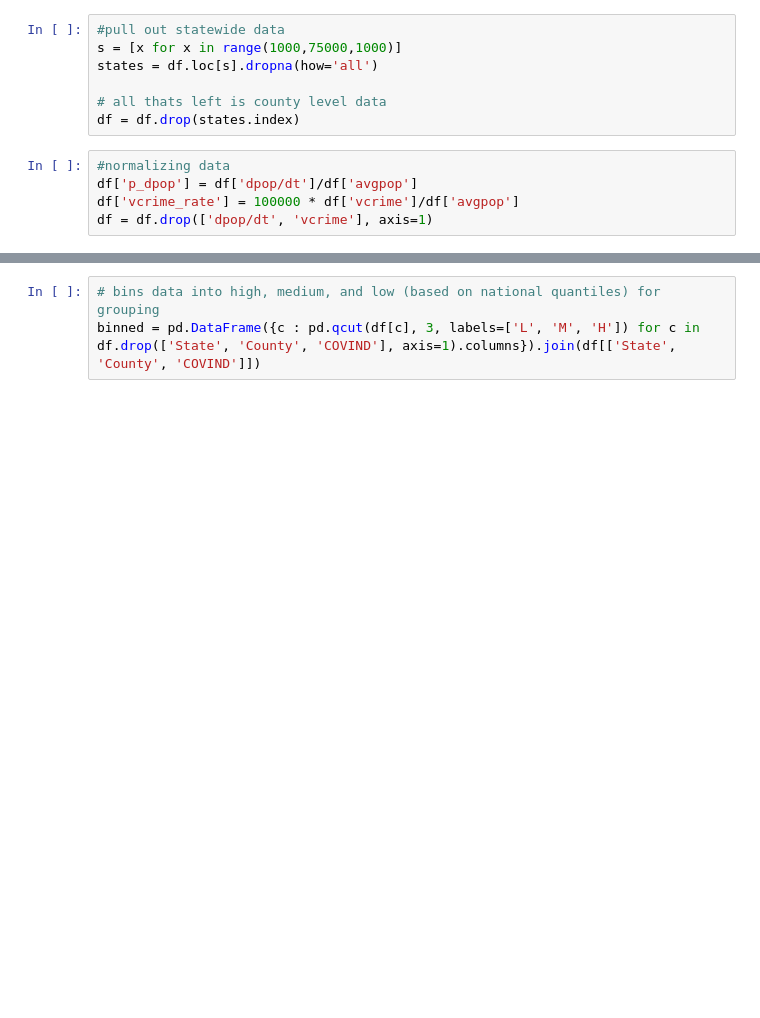
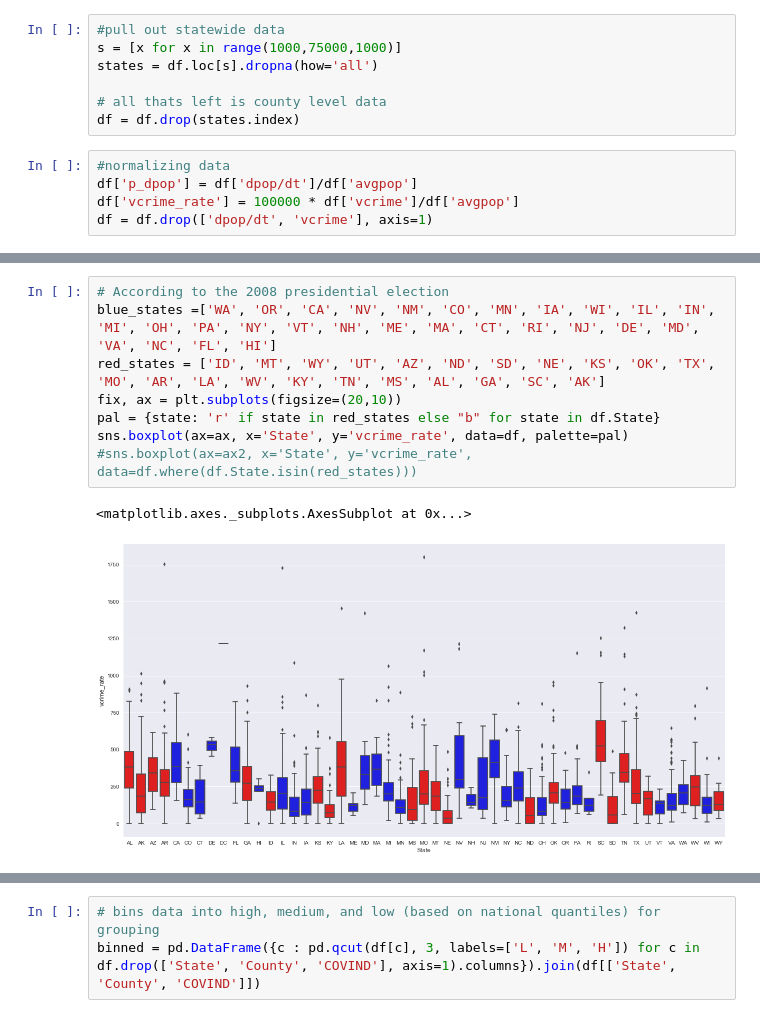
Before and after one commit to alanjeanpierre/crime-weather-exploration, a Jupyter notebook: ipynb/county_pop_edu_poverty_income.ipynb, the cells around one changed output, grey strips where cells are left out. Drawn from its saved outputs; the diff is of its cells as text; blank space fills up the shorter version.

Commit message:
Add some graphs for state level data

```diff
--- a/ipynb/county_pop_edu_poverty_income.ipynb
+++ b/ipynb/county_pop_edu_poverty_income.ipynb
@@ -93,0 +119,11 @@ df.describe()
+# %%
+# According to the 2008 presidential election
+blue_states =['WA', 'OR', 'CA', 'NV', 'NM', 'CO', 'MN', 'IA', 'WI', 'IL', 'IN', 'MI', 'OH', 'PA', 'NY', 'VT', 'NH', 'ME', 'MA', 'CT', 'RI', 'NJ', 'DE', 'MD', 'VA', 'NC', 'FL', 'HI']
+red_states = ['ID', 'MT', 'WY', 'UT', 'AZ', 'ND', 'SD', 'NE', 'KS', 'OK', 'TX', 'MO', 'AR', 'LA', 'WV', 'KY', 'TN', 'MS', 'AL', 'GA', 'SC', 'AK']
+fix, ax = plt.subplots(figsize=(20,10))
+pal = {state: 'r' if state in red_states else "b" for state in df.State}
+sns.boxplot(ax=ax, x='State', y='vcrime_rate', data=df, palette=pal)
+#sns.boxplot(ax=ax2, x='State', y='vcrime_rate', data=df.where(df.State.isin(red_states)))
+# %% [output]
+<matplotlib.axes._subplots.AxesSubplot at 0x...>
+[figure, added]
```
Also changed, not shown: parts of 16 cells of this notebook.
